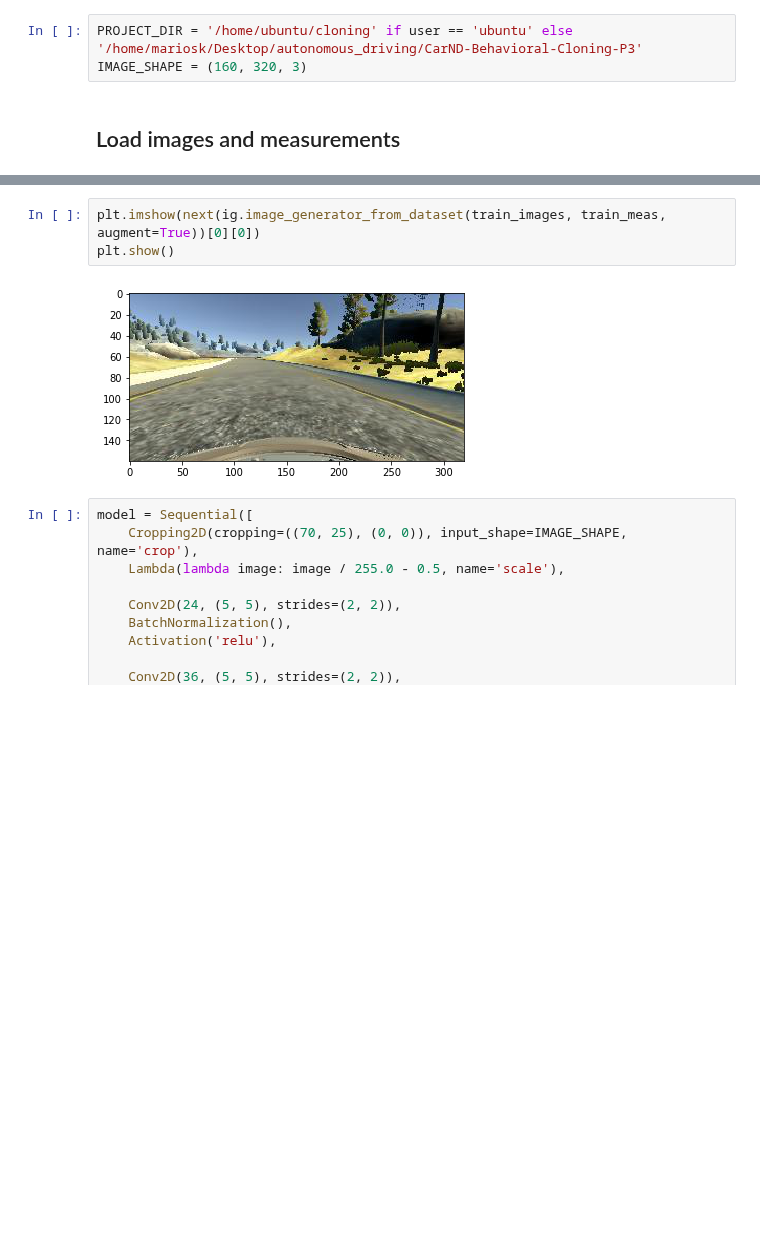
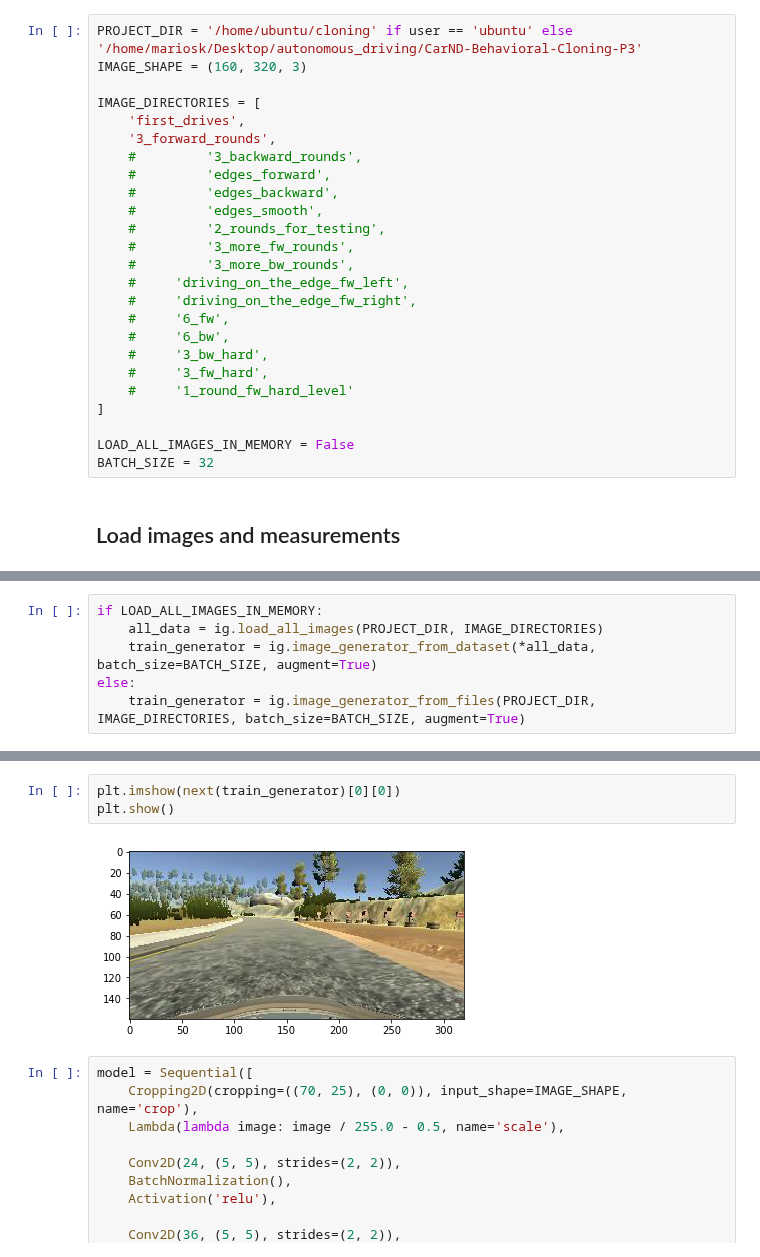
Before and after one commit to koulakis/CarND-Behavioral-Cloning-P3, a Jupyter notebook: clone.ipynb, the cells around one changed output, grey strips where cells are left out. Drawn from its saved outputs; the diff is of its cells as text; blank space fills up the shorter version.

Commit message:
Refactors loading all image sets in memory and introduces generator which loads batches directly from the directories.

```diff
--- a/clone.ipynb
+++ b/clone.ipynb
@@ -27,5 +28,27 @@ user = user[0]
 # %%
 PROJECT_DIR = '/home/ubuntu/cloning' if user == 'ubuntu' else '/home/mariosk/Desktop/autonomous_driving/CarND-Behavioral-Cloning-P3'
 IMAGE_SHAPE = (160, 320, 3)
+
+IMAGE_DIRECTORIES = [
+    'first_drives',
+    '3_forward_rounds',
+    #         '3_backward_rounds',
+    #         'edges_forward',
+    #         'edges_backward',
+    #         'edges_smooth',
+    #         '2_rounds_for_testing',
+    #         '3_more_fw_rounds',
+    #         '3_more_bw_rounds',
+    #     'driving_on_the_edge_fw_left',
+    #     'driving_on_the_edge_fw_right',
+    #     '6_fw',
+    #     '6_bw',
+    #     '3_bw_hard',
+    #     '3_fw_hard',
+    #     '1_round_fw_hard_level'
+]
+
+LOAD_ALL_IMAGES_IN_MEMORY = False
+BATCH_SIZE = 32
 # %% [markdown]
 ## Load images and measurements
@@ -82,2 +55,8 @@ Wall time: 34.7 s
+# %%
+if LOAD_ALL_IMAGES_IN_MEMORY:
+    all_data = ig.load_all_images(PROJECT_DIR, IMAGE_DIRECTORIES)
+    train_generator = ig.image_generator_from_dataset(*all_data, batch_size=BATCH_SIZE, augment=True)
+else:
+    train_generator = ig.image_generator_from_files(PROJECT_DIR, IMAGE_DIRECTORIES, batch_size=BATCH_SIZE, augment=True)
 # %%
 %%time
@@ -90,8 +69,8 @@ Wall time: 5.76 s
 # %%
-plt.imshow(next(ig.image_generator_from_dataset(train_images, train_meas, augment=True))[0][0])
+plt.imshow(next(train_generator)[0][0])
 plt.show()
 # %% [output]
-[figure, old version]
+[figure, new version]
 # %%
 model = Sequential([
     Cropping2D(cropping=((70, 25), (0, 0)), input_shape=IMAGE_SHAPE, name='crop'),
```
Also changed, not shown: parts of 6 cells of this notebook, 3 other files.
